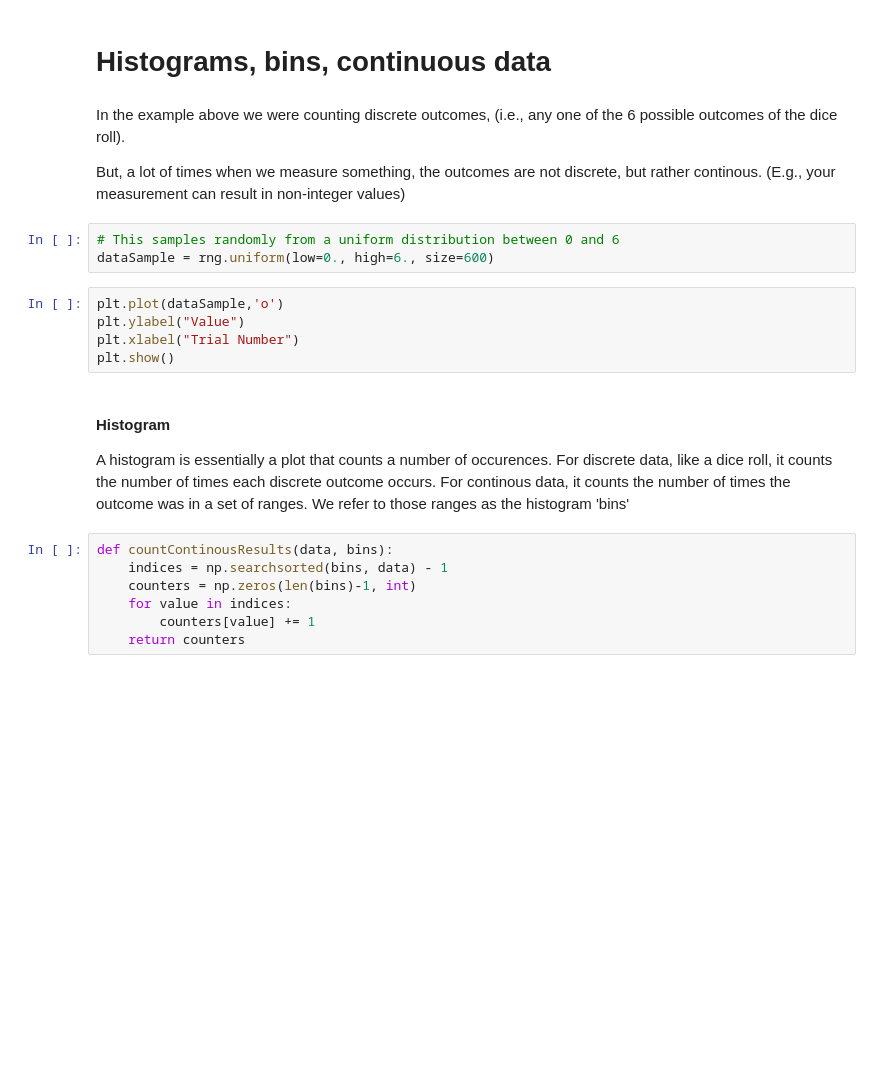
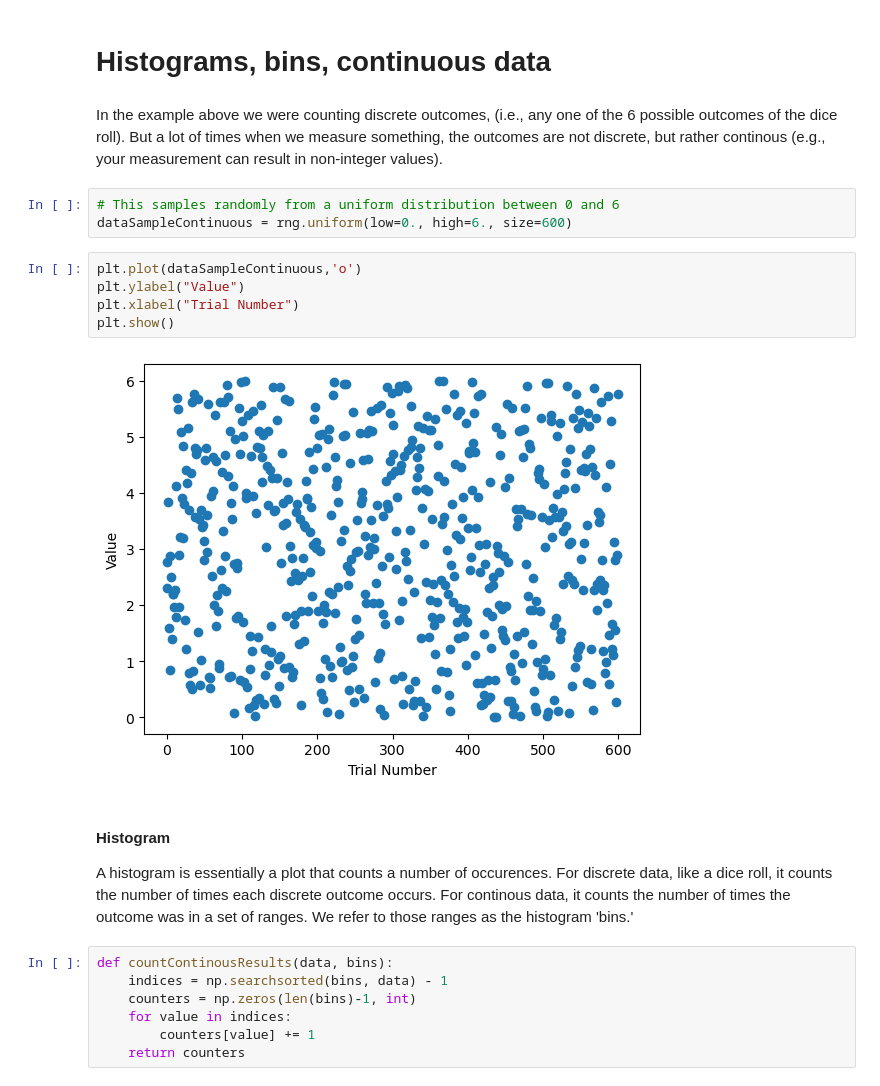
Before and after one commit to KIPAC/Physics89L, a Jupyter notebook: nb/01_02_Dice_Rolls_and_Histograms.ipynb, the cells around one changed output. Saved outputs shown, nothing was run; the diff lists cells and outputs as text; blank space fills up the shorter version.

```diff
--- a/nb/01_02_Dice_Rolls_and_Histograms.ipynb
+++ b/nb/01_02_Dice_Rolls_and_Histograms.ipynb
@@ -129,21 +148,21 @@ plt.show()
 # %% [markdown]
 # Histograms, bins, continuous data
 # %% [markdown]
-In the example above we were counting discrete outcomes, (i.e., any one of the 6 possible outcomes of the dice roll).
-
-But, a lot of times when we measure something, the outcomes are not discrete, but rather continous.  (E.g., your measurement can result in non-integer values)
+In the example above we were counting discrete outcomes, (i.e., any one of the 6 possible outcomes of the dice roll). But a lot of times when we measure something, the outcomes are not discrete, but rather continous (e.g., your measurement can result in non-integer values).
 # %%
 # This samples randomly from a uniform distribution between 0 and 6
-dataSample = rng.uniform(low=0., high=6., size=600)
+dataSampleContinuous = rng.uniform(low=0., high=6., size=600)
 # %%
-plt.plot(dataSample,'o')
+plt.plot(dataSampleContinuous,'o')
 plt.ylabel("Value")
 plt.xlabel("Trial Number")
 plt.show()
+# %% [output]
+[figure, added]
 # %% [markdown]
 #### Histogram
 
-A histogram is essentially a plot that counts a number of occurences.  For discrete data, like a dice roll, it counts the number of times each discrete outcome occurs.   For continous data, it counts the number of times the outcome was in a set of ranges.  We refer to those ranges as the histogram 'bins'
+A histogram is essentially a plot that counts a number of occurences. For discrete data, like a dice roll, it counts the number of times each discrete outcome occurs. For continous data, it counts the number of times the outcome was in a set of ranges. We refer to those ranges as the histogram 'bins.'
 # %%
 def countContinousResults(data, bins):
     indices = np.searchsorted(bins, data) - 1
```
Also changed, not shown: parts of 25 cells of this notebook, 1 other file.
